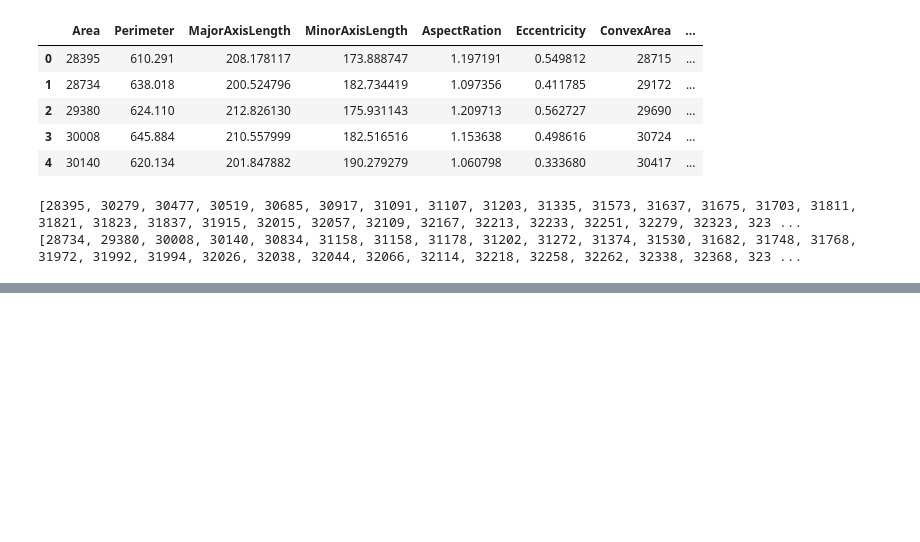
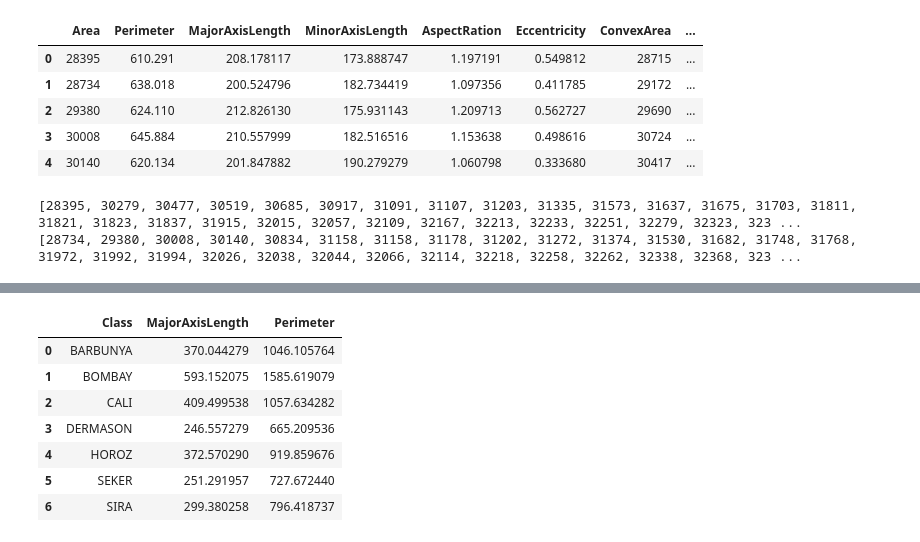
Before and after one commit to Elsiekiprop/Catch-up, a Jupyter notebook: Catch Up session.ipynb, the cells around one changed output, grey strips where cells are left out. Drawn from its saved outputs; the diff is of its cells as text; code cells hidden in the pictures; blank space fills up the shorter version.

```diff
--- a/Catch Up session.ipynb
+++ b/Catch Up session.ipynb
@@ -170,0 +85,11 @@ selected_class_mean(df)
+# %%
+class_grouped_means(df,['MajorAxisLength', 'Perimeter'],'Class')
+# %% [output]
+|  | Class | MajorAxisLength | Perimeter |
+| 0 | BARBUNYA | 370.044279 | 1046.105764 |
+| 1 | BOMBAY | 593.152075 | 1585.619079 |
+| 2 | CALI | 409.499538 | 1057.634282 |
+| 3 | DERMASON | 246.557279 | 665.209536 |
+| 4 | HOROZ | 372.570290 | 919.859676 |
+| 5 | SEKER | 251.291957 | 727.672440 |
+| 6 | SIRA | 299.380258 | 796.418737 |
```
Also changed, not shown: parts of 18 cells of this notebook.
